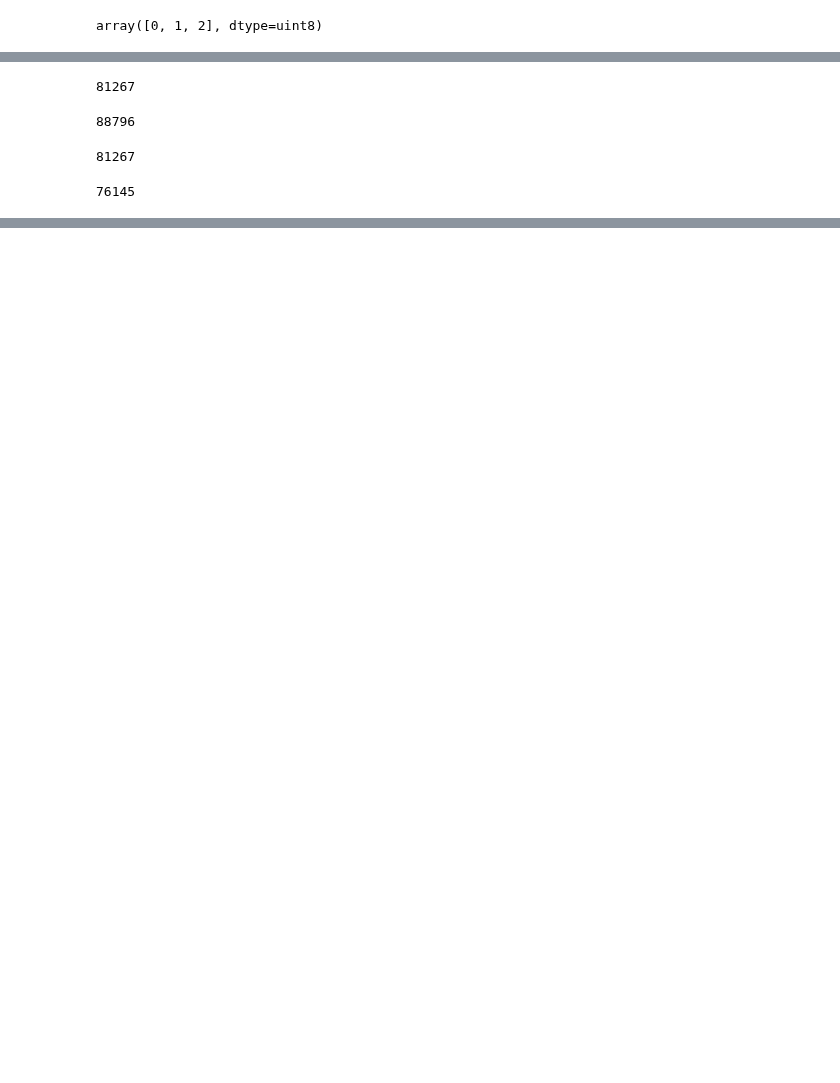
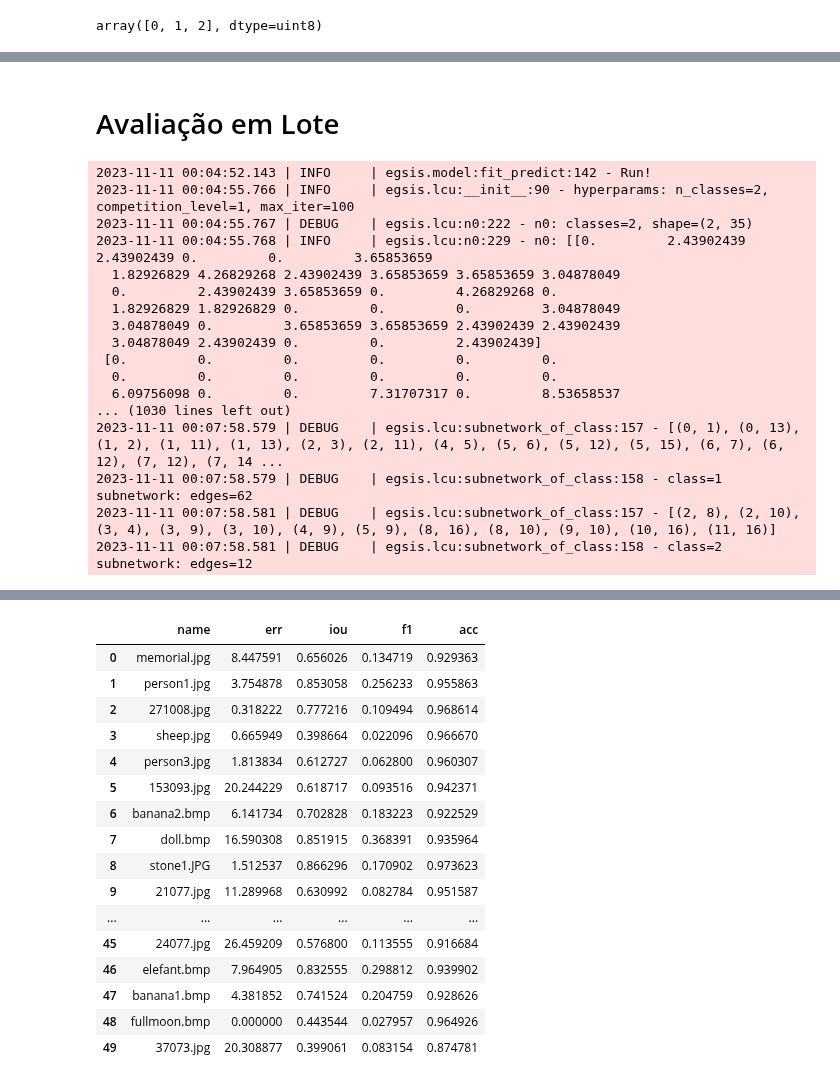
Before and after one commit to ryukinix/egsis, a Jupyter notebook: notebooks/benchmark.ipynb, the cells around one changed output, grey strips where cells are left out. Saved outputs shown, nothing was run; the diff lists cells and outputs as text; code cells hidden in the pictures; blank space fills up the shorter version.

```diff
--- a/notebooks/benchmark.ipynb
+++ b/notebooks/benchmark.ipynb
@@ -153,16 +144,41 @@ err
-# %%
-y_true.sum()
-# %% [output]
-81267
-# %%
-(y_true | y_pred).sum()
-# %% [output]
-88796
-# %%
-y_true.sum()
-# %% [output]
-81267
-# %%
-y_pred.sum()
-# %% [output]
-76145
+# %% [markdown]
+# Avaliação em Lote
+# %%
+%%time
+import pandas as pd
+imgs = grabcut.get_all_dataset()
+stats = []
+for img in imgs:
+    X = img.data
+    y_true = img.y_true()
+    y_train = img.y_train()
+    mask = m.fit_predict_segmentation_mask(X, y_train)
+    # label re-encoding
+    y_pred = mask - 1
+    err = metrics.err(y_true, y_pred) * 100
+    iou = metrics.iou(y_true, y_pred)
+    f1 = metrics.f1(y_true, y_pred)
+    acc = metrics.pixel_accuracy(y_true, y_pred)
+    stat = [img.fname, err, iou, f1, acc]
+    stats.append(stat)
+
+df = pd.DataFrame(stats, columns=["name", "err", "iou", "f1", "acc"])
+df
+# %% [output]
+2023-11-11 00:04:52.143 | INFO     | egsis.model:fit_predict:142 - Run!
+2023-11-11 00:04:55.766 | INFO     | egsis.lcu:__init__:90 - hyperparams: n_classes=2, competition_level=1, max_iter=100
+2023-11-11 00:04:55.767 | DEBUG    | egsis.lcu:n0:222 - n0: classes=2, shape=(2, 35)
+2023-11-11 00:04:55.768 | INFO     | egsis.lcu:n0:229 - n0: [[0.         2.43902439 2.43902439 0.         0.         3.65853659
+  1.82926829 4.26829268 2.43902439 3.65853659 3.65853659 3.04878049
+  0.         2.43902439 3.65853659 0.         4.26829268 0.
+  1.82926829 1.82926829 0.         0.         0.         3.04878049
+  3.04878049 0.         3.65853659 3.65853659 2.43902439 2.43902439
+  3.04878049 2.43902439 0.         0.         2.43902439]
+ [0.         0.         0.         0.         0.         0.
+  0.         0.         0.         0.         0.         0.
+  6.09756098 0.         0.         7.31707317 0.         8.53658537
+... (1030 lines left out)
+2023-11-11 00:07:58.579 | DEBUG    | egsis.lcu:subnetwork_of_class:157 - [(0, 1), (0, 13), (1, 2), (1, 11), (1, 13), (2, 3), (2, 11), (4, 5), (5, 6), (5, 12), (5, 15), (6, 7), (6, 12), (7, 12), (7, 14 ...
+2023-11-11 00:07:58.579 | DEBUG    | egsis.lcu:subnetwork_of_class:158 - class=1 subnetwork: edges=62
+2023-11-11 00:07:58.581 | DEBUG    | egsis.lcu:subnetwork_of_class:157 - [(2, 8), (2, 10), (3, 4), (3, 9), (3, 10), (4, 9), (5, 9), (8, 16), (8, 10), (9, 10), (10, 16), (11, 16)]
+2023-11-11 00:07:58.581 | DEBUG    | egsis.lcu:subnetwork_of_class:158 - class=2 subnetwork: edges=12
@@ -168,0 +187,17 @@ y_pred.sum()
+|  | name | err | iou | f1 | acc |
+| 0 | memorial.jpg | 8.447591 | 0.656026 | 0.134719 | 0.929363 |
+| 1 | person1.jpg | 3.754878 | 0.853058 | 0.256233 | 0.955863 |
+| 2 | 271008.jpg | 0.318222 | 0.777216 | 0.109494 | 0.968614 |
+| 3 | sheep.jpg | 0.665949 | 0.398664 | 0.022096 | 0.966670 |
+| 4 | person3.jpg | 1.813834 | 0.612727 | 0.062800 | 0.960307 |
+| 5 | 153093.jpg | 20.244229 | 0.618717 | 0.093516 | 0.942371 |
+| 6 | banana2.bmp | 6.141734 | 0.702828 | 0.183223 | 0.922529 |
+| 7 | doll.bmp | 16.590308 | 0.851915 | 0.368391 | 0.935964 |
+| 8 | stone1.JPG | 1.512537 | 0.866296 | 0.170902 | 0.973623 |
+| 9 | 21077.jpg | 11.289968 | 0.630992 | 0.082784 | 0.951587 |
+| ... | ... | ... | ... | ... | ... |
+| 45 | 24077.jpg | 26.459209 | 0.576800 | 0.113555 | 0.916684 |
+| 46 | elefant.bmp | 7.964905 | 0.832555 | 0.298812 | 0.939902 |
+| 47 | banana1.bmp | 4.381852 | 0.741524 | 0.204759 | 0.928626 |
+| 48 | fullmoon.bmp | 0.000000 | 0.443544 | 0.027957 | 0.964926 |
+| 49 | 37073.jpg | 20.308877 | 0.399061 | 0.083154 | 0.874781 |
```
Also changed, not shown: parts of 11 cells of this notebook.
